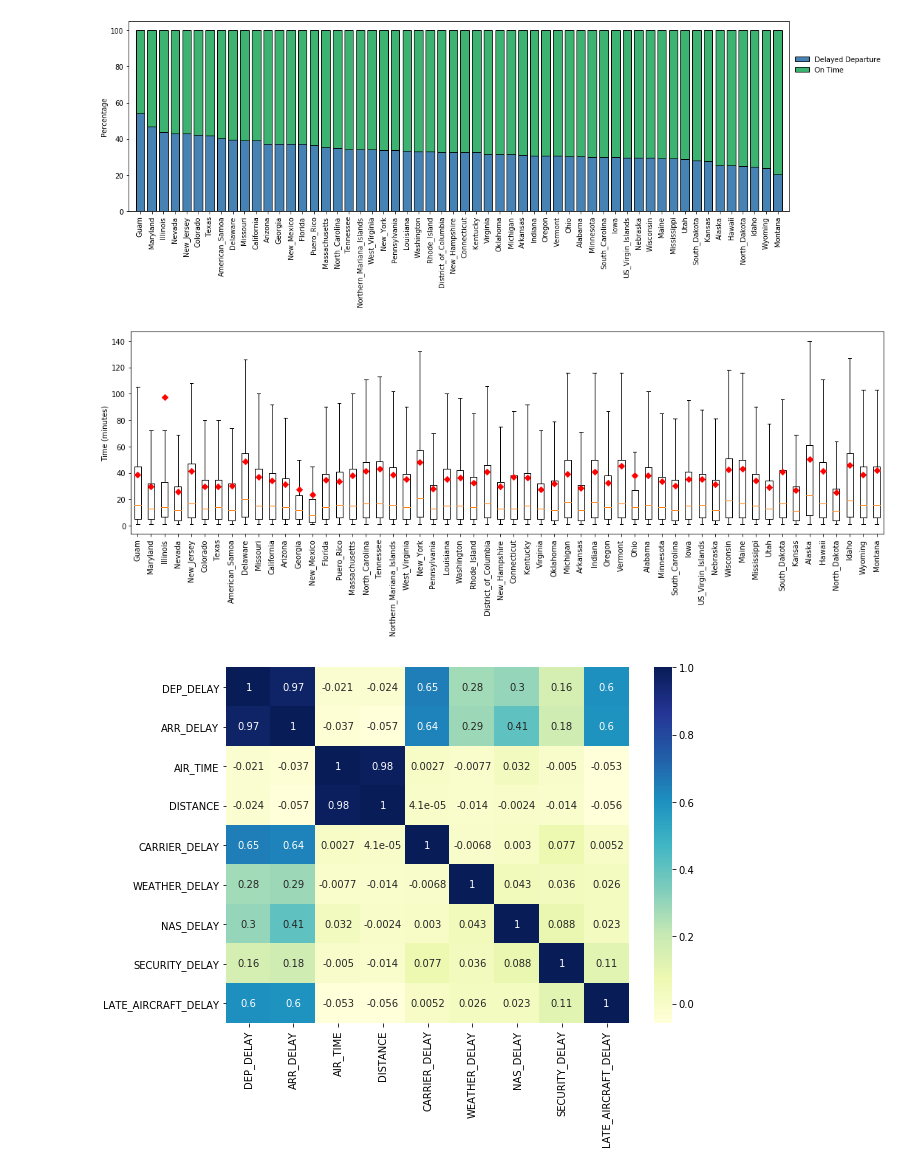
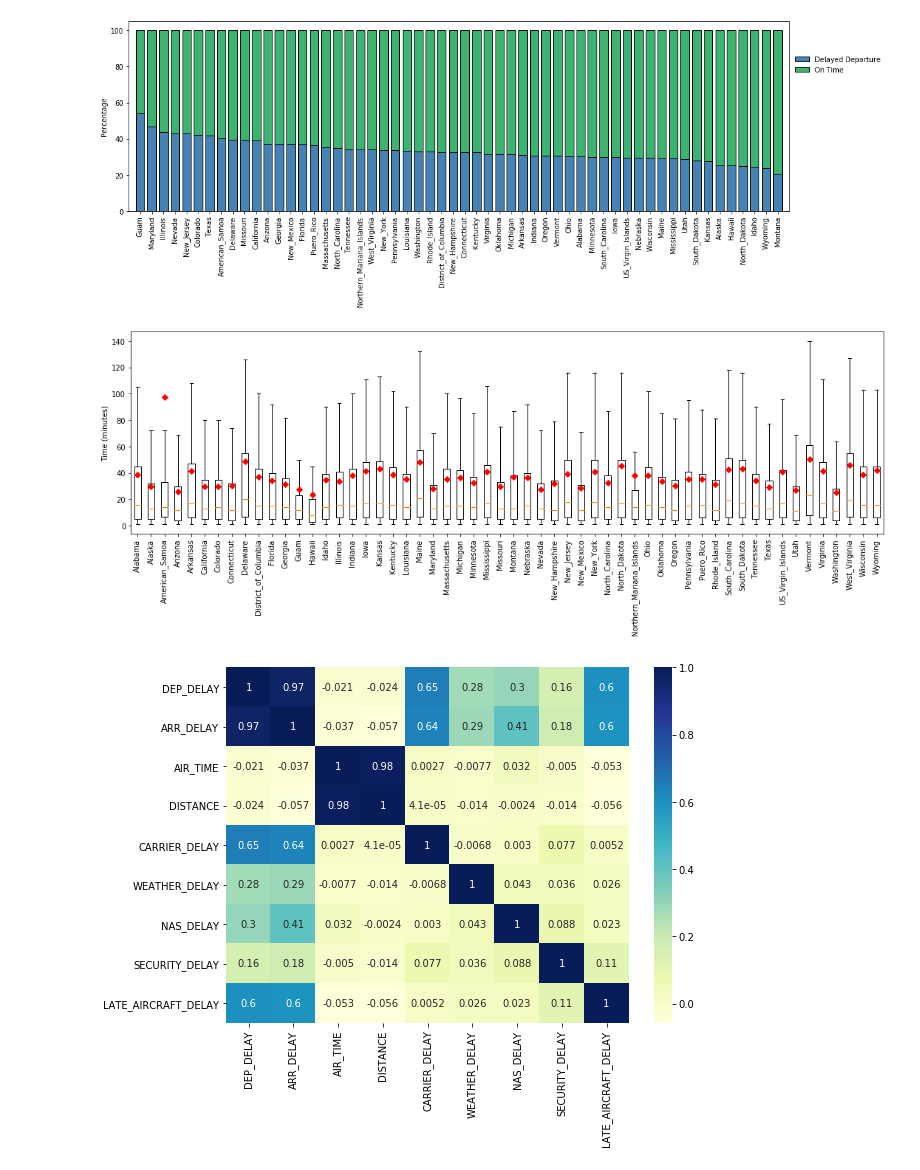
Before and after one commit to wcjohnchen/capstoneProject3, a Jupyter notebook: eda.ipynb, the cells around one changed output. Drawn from its saved outputs; the diff is of its cells as text; code cells hidden in the pictures.

```diff
--- a/eda.ipynb
+++ b/eda.ipynb
@@ -696,35 +771,35 @@ data = [Alabama['DEP_DELAY'],
         New_Mexico['DEP_DELAY'],
         New_York['DEP_DELAY'],
         North_Carolina['DEP_DELAY'],
         North_Dakota['DEP_DELAY'],
         Northern_Mariana_Islands['DEP_DELAY'],
         Ohio['DEP_DELAY'],
         Oklahoma['DEP_DELAY'],
         Oregon['DEP_DELAY'],
         Pennsylvania['DEP_DELAY'],
         Puero_Rico['DEP_DELAY'],
         Rhode_Island['DEP_DELAY'],
         South_Carolina['DEP_DELAY'],
         South_Dakota['DEP_DELAY'],
         Tennessee['DEP_DELAY'],
         Texas['DEP_DELAY'],
         US_Virgin_Islands['DEP_DELAY'],
         Utah['DEP_DELAY'],
         Vermont['DEP_DELAY'],
         Virginia['DEP_DELAY'],
         Washington['DEP_DELAY'],
         West_Virginia['DEP_DELAY'],
         Wisconsin['DEP_DELAY'],
         Wyoming['DEP_DELAY']]
-xticklabels = sort_state
+xticklabels = state_count.index
 x_pos = np.arange(len(xticklabels))
 #title = 'Delayed time for states/districts/territories in 2009-2018'
 title =''
 fig, ax = plt.subplots(figsize=(15,6))
 plot_boxplot(data, x_pos, xticklabels, title, 90)
 #fig.savefig('boxplotStates.png')
 # %% [output]
-[figure, old version]
+[figure, new version]
 # %%
 ##### create numerical dataframe for delayed flight information
 cols = ['DEP_DELAY', 'ARR_DELAY', 'AIR_TIME', 'DISTANCE', 'CARRIER_DELAY', 'WEATHER_DELAY', 'NAS_DELAY', 'SECURITY_DELAY', 'LATE_AIRCRAFT_DELAY']
```
Also changed, not shown: parts of 6 cells of this notebook, 1 other file.
